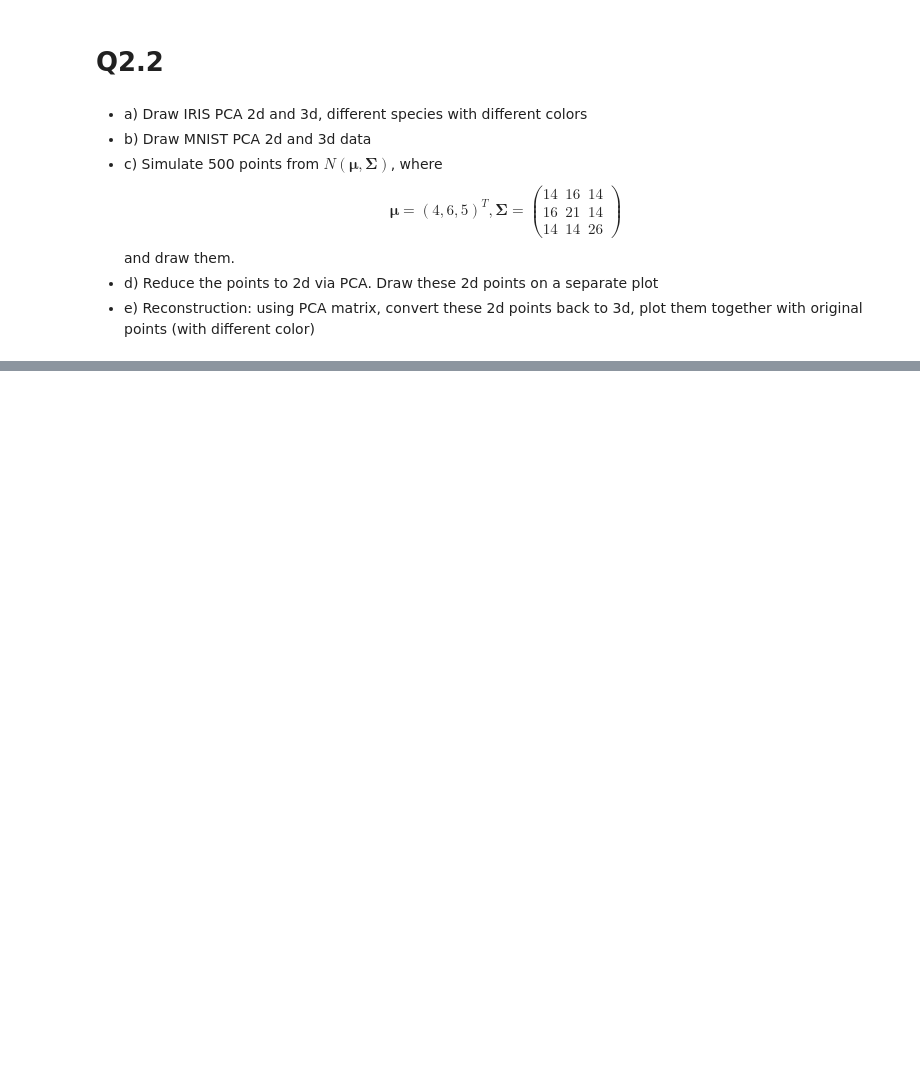
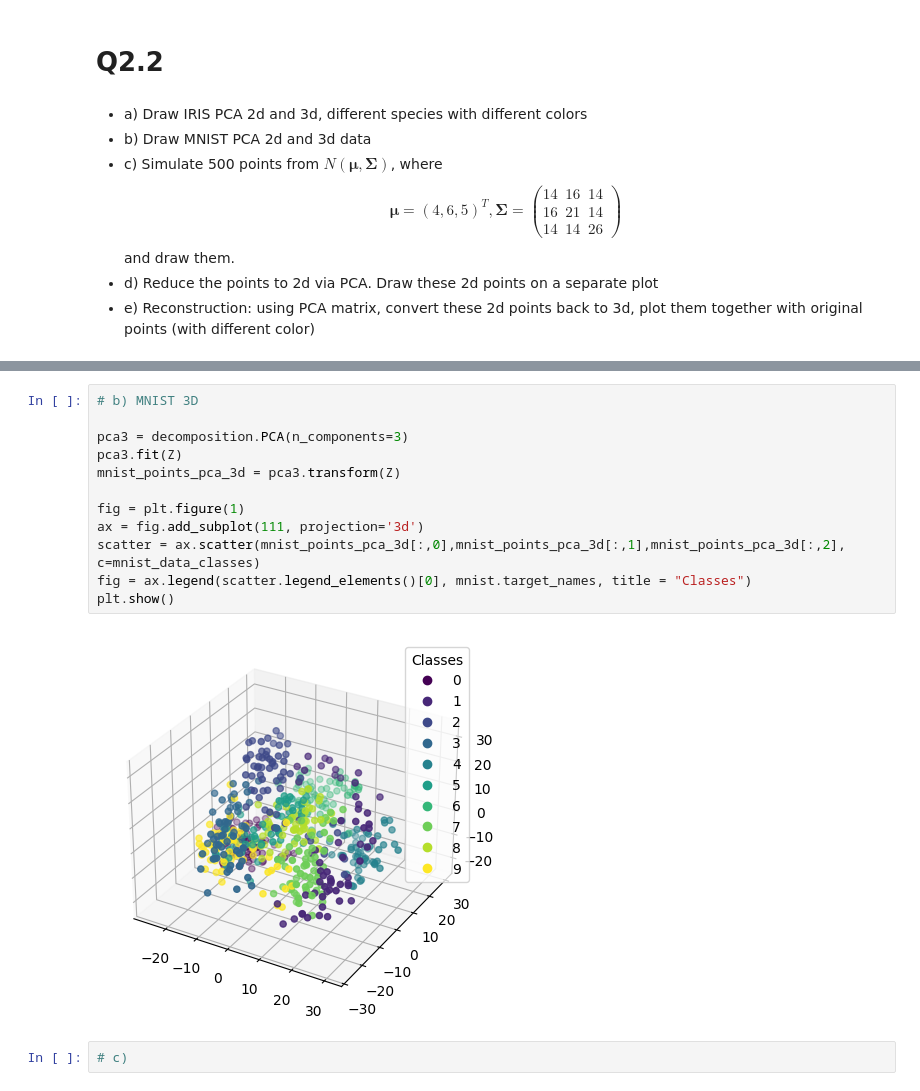
Before and after one commit to gmaad/MetodyKlasRed, a Jupyter notebook: List_nr_2.ipynb, the cells around one changed output, grey strips where cells are left out. Drawn from its saved outputs; the diff is of its cells as text; blank space fills up the shorter version.

```diff
--- a/List_nr_2.ipynb
+++ b/List_nr_2.ipynb
@@ -136,0 +188,16 @@ and draw them.
+# %%
+# b) MNIST 3D
+
+pca3 = decomposition.PCA(n_components=3)
+pca3.fit(Z)
+mnist_points_pca_3d = pca3.transform(Z)
+
+fig = plt.figure(1)
+ax = fig.add_subplot(111, projection='3d')
+scatter = ax.scatter(mnist_points_pca_3d[:,0],mnist_points_pca_3d[:,1],mnist_points_pca_3d[:,2], c=mnist_data_classes)
+fig = ax.legend(scatter.legend_elements()[0], mnist.target_names, title = "Classes")
+plt.show()
+# %% [output]
+[figure, added]
+# %%
+# c)
```
Also changed, not shown: parts of 3 cells of this notebook.
